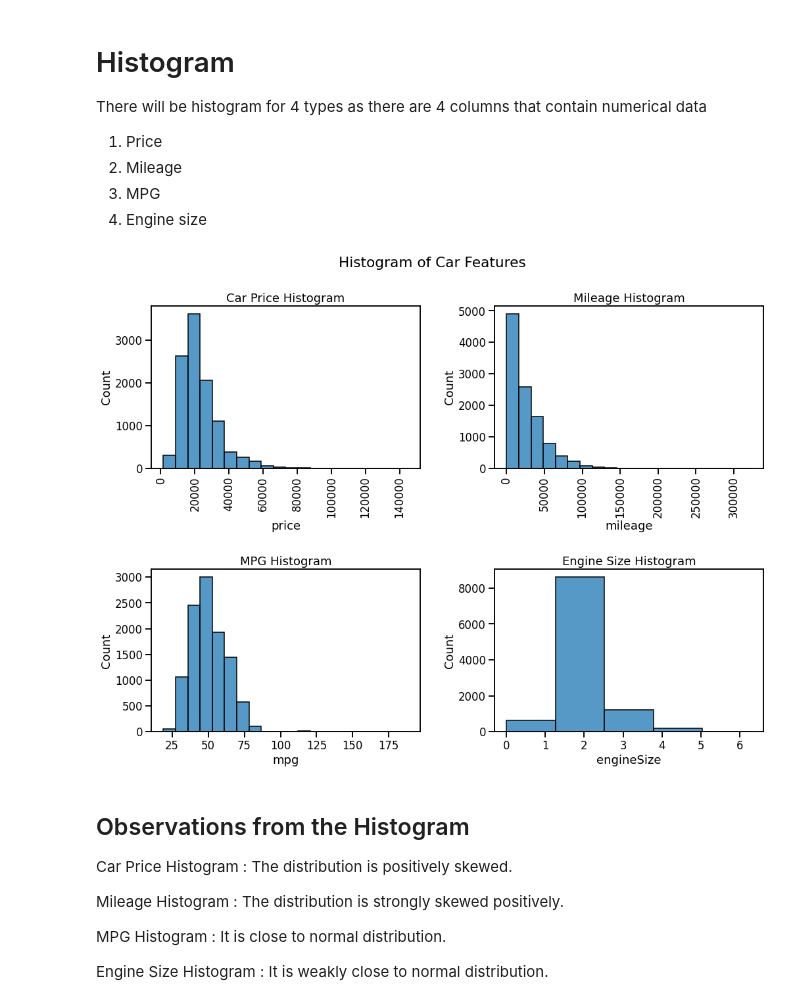
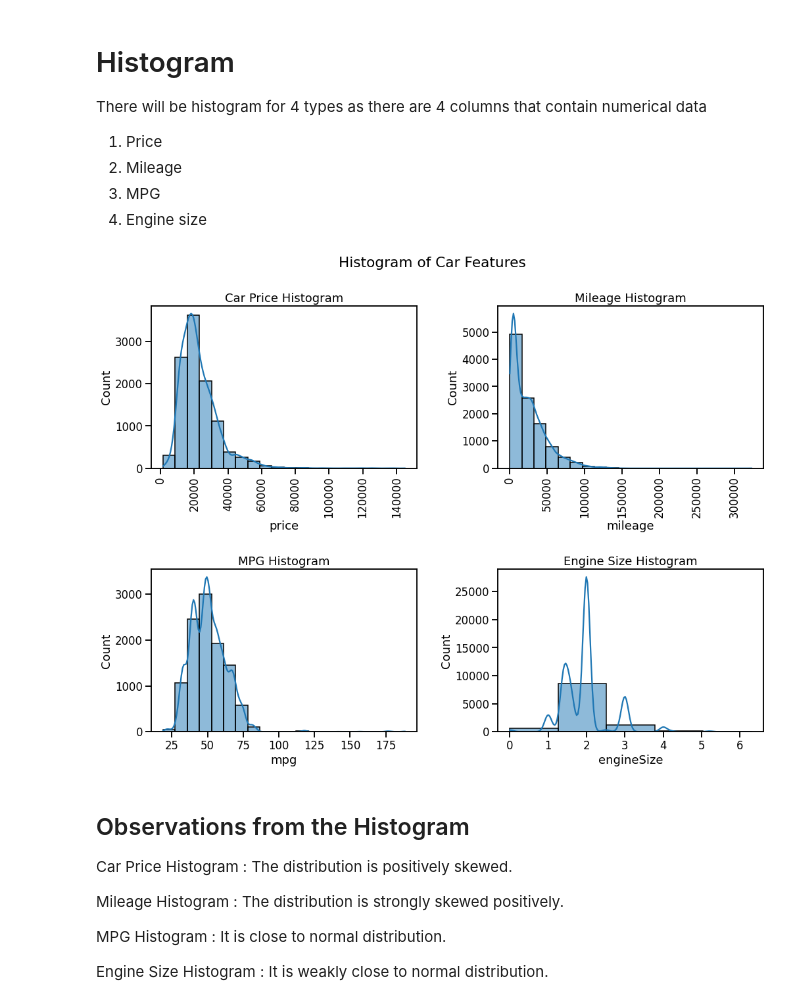
Before and after one commit to ahsanul-islam/Audi_used_car_analysis, a Jupyter notebook: audi_used_car_EDA.ipynb, the cells around one changed output. Drawn from its saved outputs; the diff is of its cells as text; code cells hidden in the pictures.

```diff
--- a/audi_used_car_EDA.ipynb
+++ b/audi_used_car_EDA.ipynb
@@ -282,35 +282,35 @@ There will be histogram for 4 types as there are 4 columns that contain numerica
 # %%
 plt.figure(figsize=(16,12))
 sns.set_context('talk')
 
 
 plt.subplot(2,2,1)
-sns.histplot(x='price',data=df,bins=20)
+sns.histplot(x='price',data=df,kde=1,bins=20)
 plt.xticks(rotation = 90)
 plt.title('Car Price Histogram')
 
 
 plt.subplot(2,2,2)
-sns.histplot(x='mileage',data=df,bins=20,)
+sns.histplot(x='mileage',data=df,kde=1,bins=20,)
 plt.xticks(rotation = 90)
 plt.title('Mileage Histogram')
 
 
 
 plt.subplot(2,2,3)
-sns.histplot(x='mpg',data=df,bins=20)
+sns.histplot(x='mpg',data=df,kde=1,bins=20)
 plt.title('MPG Histogram')
 
 plt.subplot(2,2,4)
-sns.histplot(x='engineSize',data=df,bins=5)
+sns.histplot(x='engineSize',data=df,kde=1,bins=5)
 plt.title('Engine Size Histogram')
 
 
 plt.suptitle('Histogram of Car Features')
 
 plt.tight_layout(pad=4, w_pad=2, h_pad=2)
 # %% [output]
-[figure, old version]
+[figure, new version]
 # %% [markdown]
 ## Observations from the Histogram
 Car Price Histogram   : The distribution is positively skewed.
```
